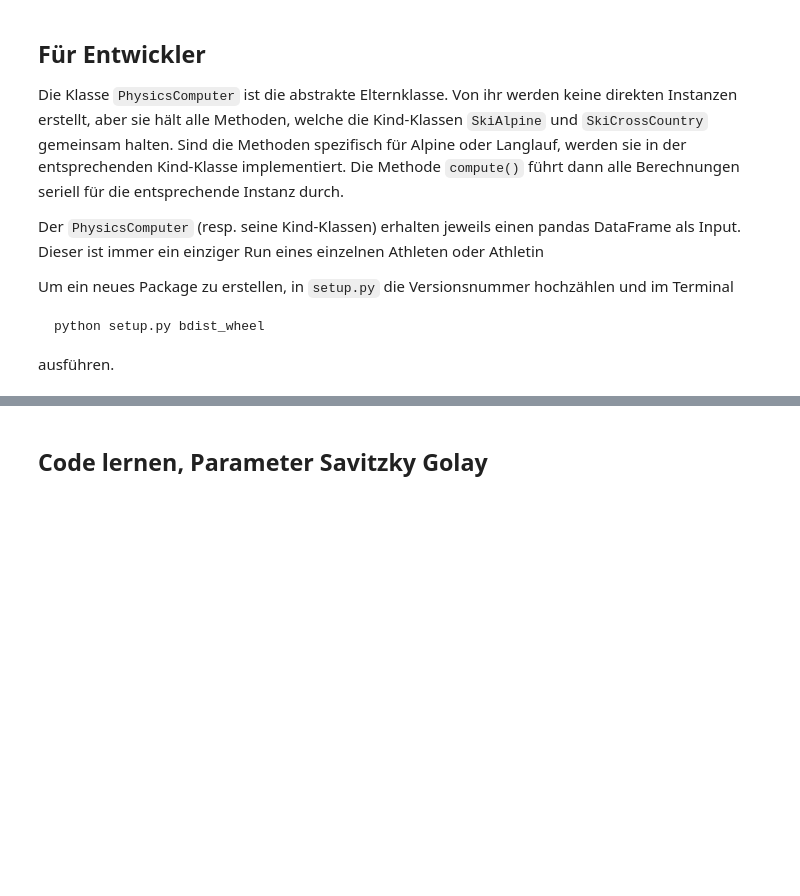
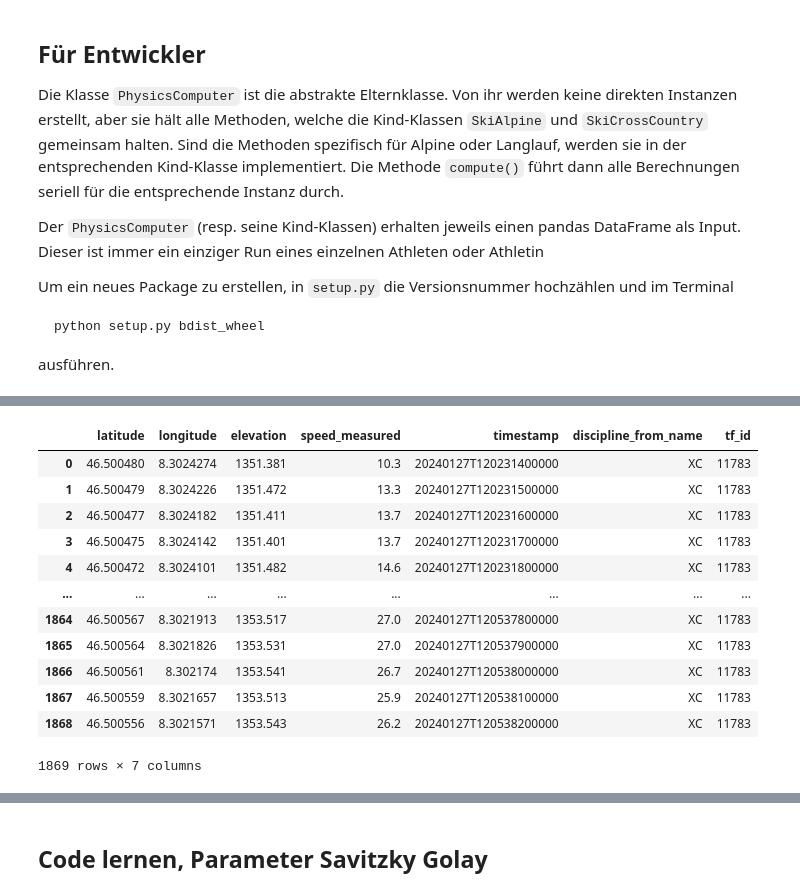
Before and after one commit to Louisfhgr/Dash.py, a Jupyter notebook: BA_Test.ipynb, the cells around one changed output, grey strips where cells are left out. Cells and saved outputs as stored; diff of their text form; code cells hidden in the pictures; blank space fills up the shorter version.

```diff
--- a/BA_Test.ipynb
+++ b/BA_Test.ipynb
@@ -55,0 +139,16 @@ ausführen.
+# %%
+df
+# %% [output]
+|  | latitude | longitude | elevation | speed_measured | timestamp | discipline_from_name | tf_id |
+| 0 | 46.500480 | 8.3024274 | 1351.381 | 10.3 | 20240127T120231400000 | XC | 11783 |
+| 1 | 46.500479 | 8.3024226 | 1351.472 | 13.3 | 20240127T120231500000 | XC | 11783 |
+| 2 | 46.500477 | 8.3024182 | 1351.411 | 13.7 | 20240127T120231600000 | XC | 11783 |
+| 3 | 46.500475 | 8.3024142 | 1351.401 | 13.7 | 20240127T120231700000 | XC | 11783 |
+| 4 | 46.500472 | 8.3024101 | 1351.482 | 14.6 | 20240127T120231800000 | XC | 11783 |
+| ... | ... | ... | ... | ... | ... | ... | ... |
+| 1864 | 46.500567 | 8.3021913 | 1353.517 | 27.0 | 20240127T120537800000 | XC | 11783 |
+| 1865 | 46.500564 | 8.3021826 | 1353.531 | 27.0 | 20240127T120537900000 | XC | 11783 |
+| 1866 | 46.500561 | 8.302174 | 1353.541 | 26.7 | 20240127T120538000000 | XC | 11783 |
+| 1867 | 46.500559 | 8.3021657 | 1353.513 | 25.9 | 20240127T120538100000 | XC | 11783 |
+| 1868 | 46.500556 | 8.3021571 | 1353.543 | 26.2 | 20240127T120538200000 | XC | 11783 |
+1869 rows × 7 columns
```
Also changed, not shown: parts of 22 cells of this notebook.
